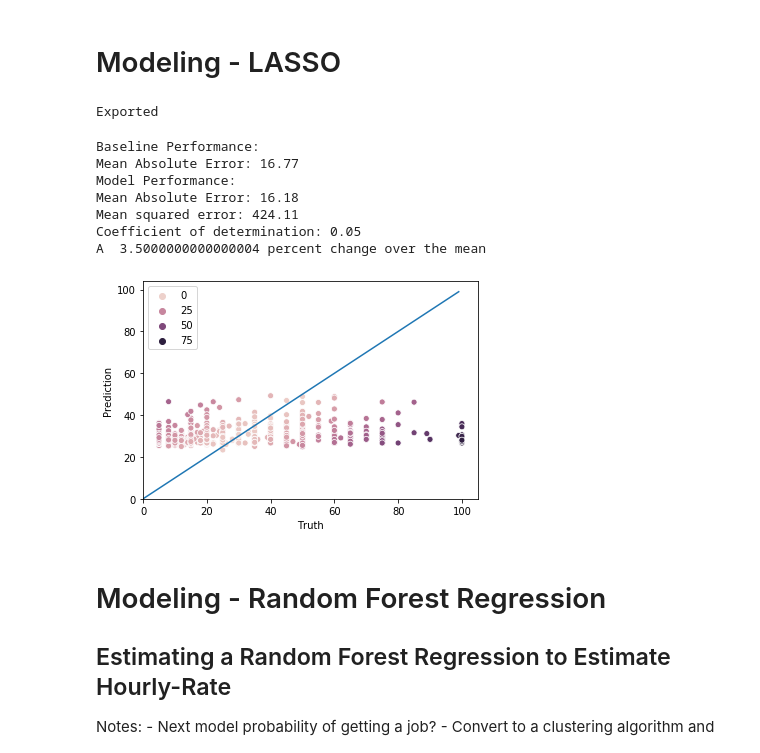
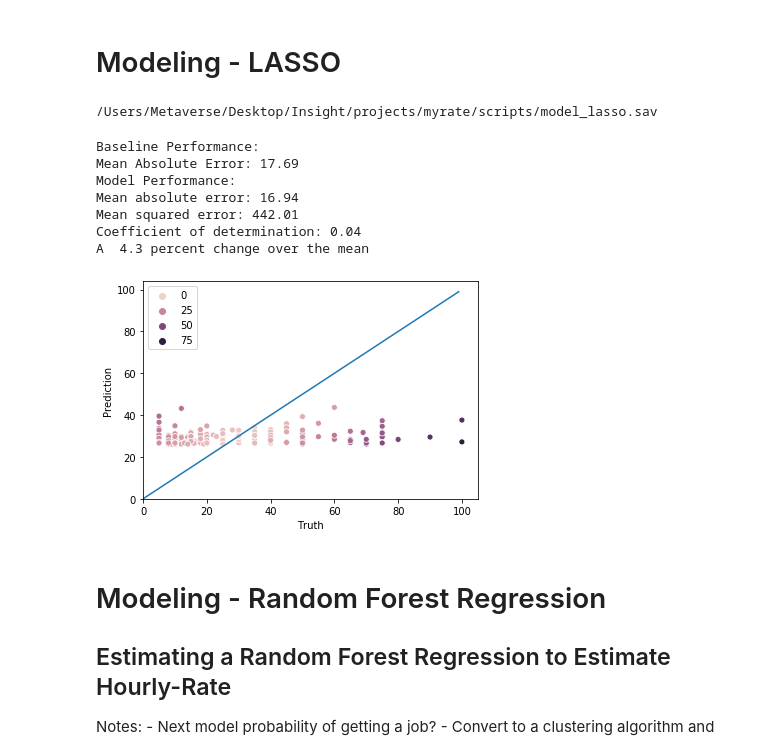
Before and after one commit to lmgibson/MyRate, a Jupyter notebook: notebooks/model_training.ipynb, the cells around one changed output. Saved outputs shown, nothing was run; the diff lists cells and outputs as text; code cells hidden in the pictures.

```diff
--- a/notebooks/model_training.ipynb
+++ b/notebooks/model_training.ipynb
@@ -158,32 +422,35 @@ def plot_preds_truth(x, y):
 # %%
 # Running model
 model_lasso = LassoCV(cv=20).fit(X_train, y_train)
-export_model(model_lasso)
+
+# Saving model with pickle
+filename = os.environ['PWD'] + '/scripts/model_lasso.sav'
+pickle.dump(model_lasso, open(filename, 'wb'))
 # %% [output]
-Exported
+/Users/Metaverse/Desktop/Insight/projects/myrate/scripts/model_lasso.sav
 # %%
 # This is to avoid division by zero while doing np.log10
 EPSILON = 1e-4
-preds_lasso = model_lasso.predict(X_train)
+preds_lasso = model_lasso.predict(X_test)
 
 print("Baseline Performance: ")
-baseline_performance(y_train)
+baseline_performance(y_train, y_test)
 
 print("Model Performance: ")
-model_performance(preds_lasso, y_train, 16.77)
+model_performance(preds_lasso, y_test, 17.69)
 # %% [output]
 Baseline Performance:
-Mean Absolute Error: 16.77
+Mean Absolute Error: 17.69
 Model Performance:
-Mean Absolute Error: 16.18
-Mean squared error: 424.11
-Coefficient of determination: 0.05
-A  3.5000000000000004 percent change over the mean
+Mean absolute error: 16.94
+Mean squared error: 442.01
+Coefficient of determination: 0.04
+A  4.3 percent change over the mean
 # %%
 # Plotting True Hourly Rates vs Predicted Hourly Rates
-plot_preds_truth(x = y_train, y = preds_lasso)
+plot_preds_truth(x = y_test, y = preds_lasso)
 # %% [output]
-[figure, old version]
+[figure, new version]
 # %% [markdown]
 # Modeling - Random Forest Regression
 ## Estimating a Random Forest Regression to Estimate Hourly-Rate
```
Also changed, not shown: parts of 20 cells of this notebook, 5 other files.
